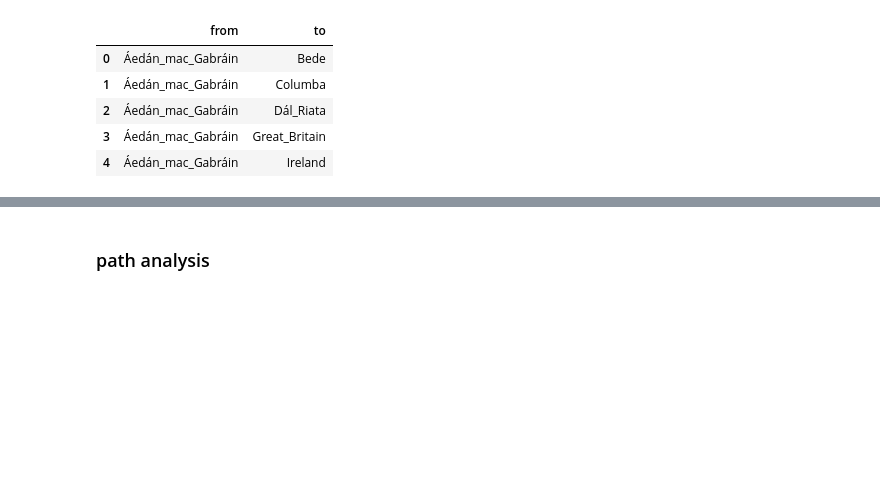
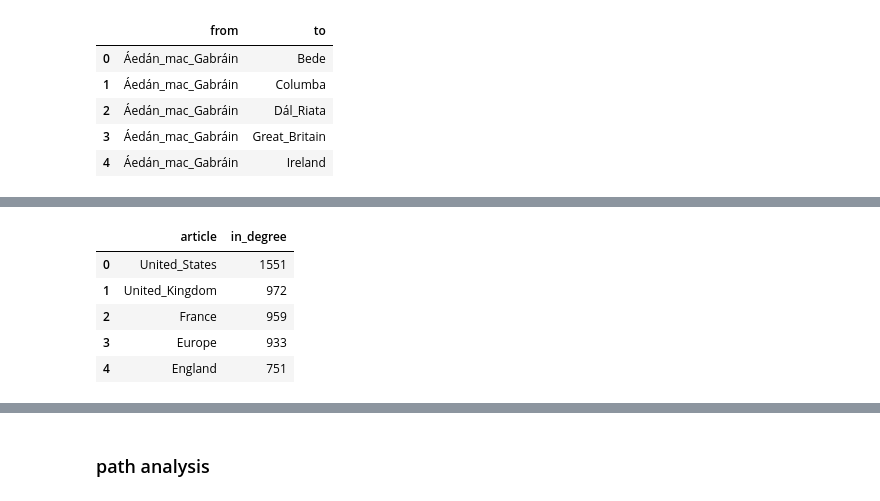
Before and after one commit to epfl-ada/ada-2024-project-genshinstart, a Jupyter notebook: results.ipynb, the cells around one changed output, grey strips where cells are left out. Saved outputs shown, nothing was run; the diff lists cells and outputs as text; code cells hidden in the pictures; blank space fills up the shorter version.

```diff
--- a/results.ipynb
+++ b/results.ipynb
@@ -162,0 +182,11 @@ links.head()
+# %%
+in_degree = links['to'].value_counts().reset_index()
+in_degree.columns = ['article', 'in_degree']
+in_degree.head()
+# %% [output]
+|  | article | in_degree |
+| 0 | United_States | 1551 |
+| 1 | United_Kingdom | 972 |
+| 2 | France | 959 |
+| 3 | Europe | 933 |
+| 4 | England | 751 |
```
Also changed, not shown: parts of 6 cells of this notebook.
